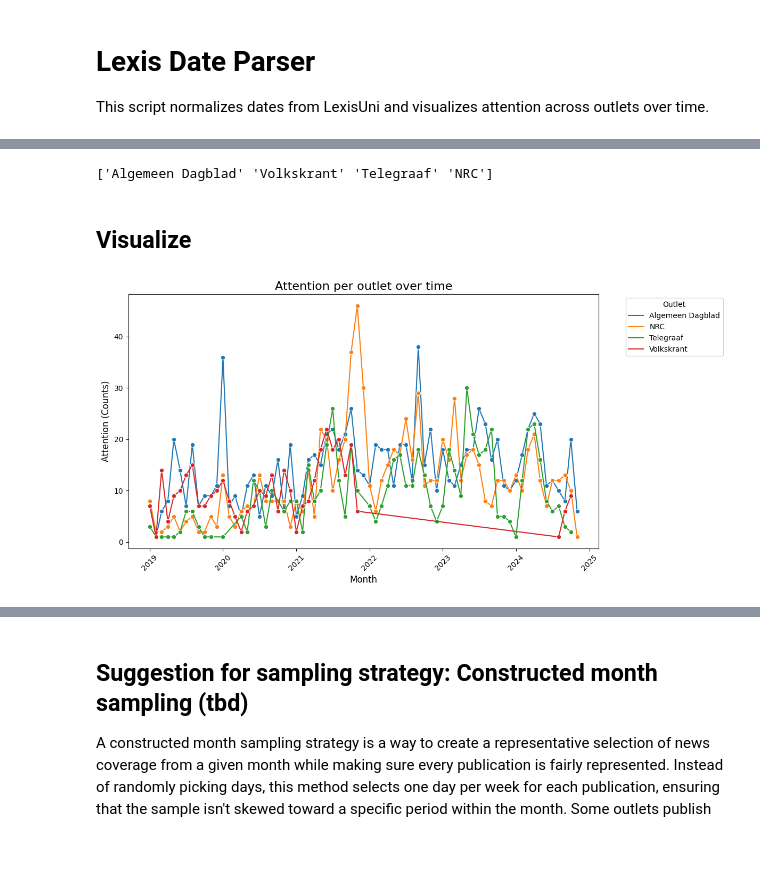
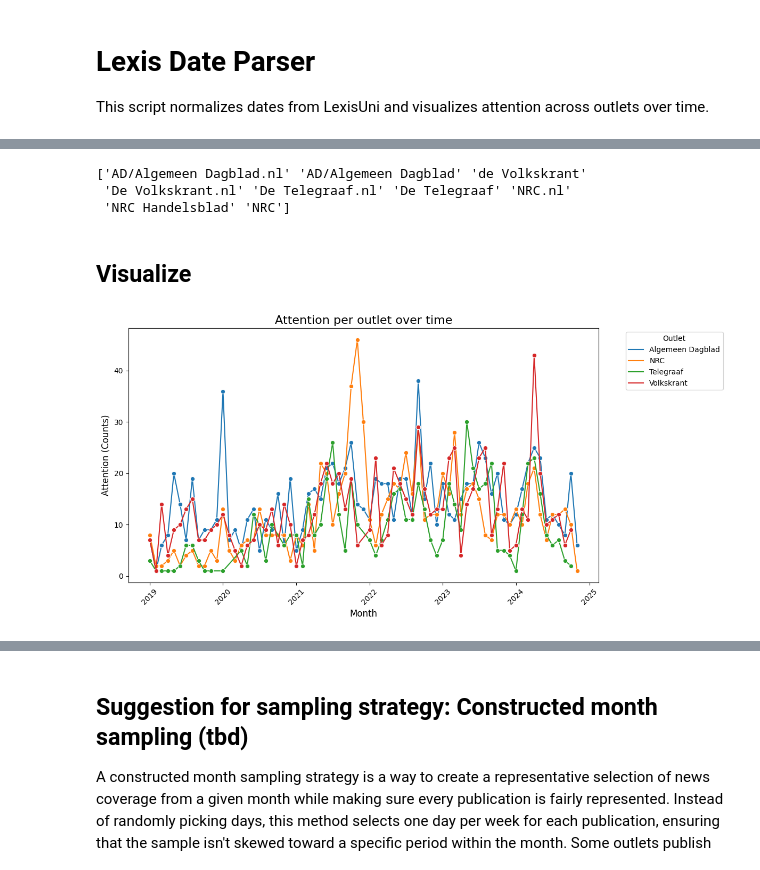
Before and after one commit to annekroon/LexisDateParser, a Jupyter notebook: LexisDateParser.ipynb, the cells around one changed output, grey strips where cells are left out. Saved outputs shown, nothing was run; the diff lists cells and outputs as text; code cells hidden in the pictures.

```diff
--- a/LexisDateParser.ipynb
+++ b/LexisDateParser.ipynb
@@ -96,30 +114,32 @@ publication_map = {
 }
 
 # Normalize the 'Publicatie' column using the mapping
-combined_df['Publicatie'] = combined_df['Publicatie'].replace(publication_map)
+combined_df['Publicatie_unique'] = combined_df['Publicatie'].replace(publication_map)
 # Check the unique values after normalization
 print(combined_df['Publicatie'].unique())
 # %% [output]
-['Algemeen Dagblad' 'Volkskrant' 'Telegraaf' 'NRC']
+['AD/Algemeen Dagblad.nl' 'AD/Algemeen Dagblad' 'de Volkskrant'
+ 'De Volkskrant.nl' 'De Telegraaf.nl' 'De Telegraaf' 'NRC.nl'
+ 'NRC Handelsblad' 'NRC']
 # %% [markdown]
 ## Visualize
 # %%
 
-aggregated_df = combined_df.groupby(['Datum', 'Publicatie']).size().reset_index(name='Attention')
+aggregated_df = combined_df.groupby(['Datum', 'Publicatie_unique']).size().reset_index(name='Attention')
 aggregated_df['Month'] = aggregated_df['Datum'].dt.to_period('M').dt.to_timestamp()
-monthly_df = aggregated_df.groupby(['Month', 'Publicatie'])['Attention'].sum().reset_index()
+monthly_df = aggregated_df.groupby(['Month', 'Publicatie_unique'])['Attention'].sum().reset_index()
 
 # Plotting
 plt.figure(figsize=(12, 6))
-sns.lineplot(data=monthly_df, x='Month', y='Attention', hue='Publicatie', marker='o')
+sns.lineplot(data=monthly_df, x='Month', y='Attention', hue='Publicatie_unique', marker='o')
 
 plt.title('Attention per outlet over time', fontsize=16)
 plt.xlabel('Month', fontsize=12)
 plt.ylabel('Attention (Counts)', fontsize=12)
 plt.xticks(rotation=45)  # Rotate x-axis labels for better readability
 plt.legend(title='Outlet', bbox_to_anchor=(1.05, 1), loc='upper left')
 
 plt.tight_layout()  # Adjust layout to avoid overlap
 plt.show()
 # %% [output]
-[figure, old version]
+[figure, new version]
```
Also changed, not shown: parts of 11 cells of this notebook.
